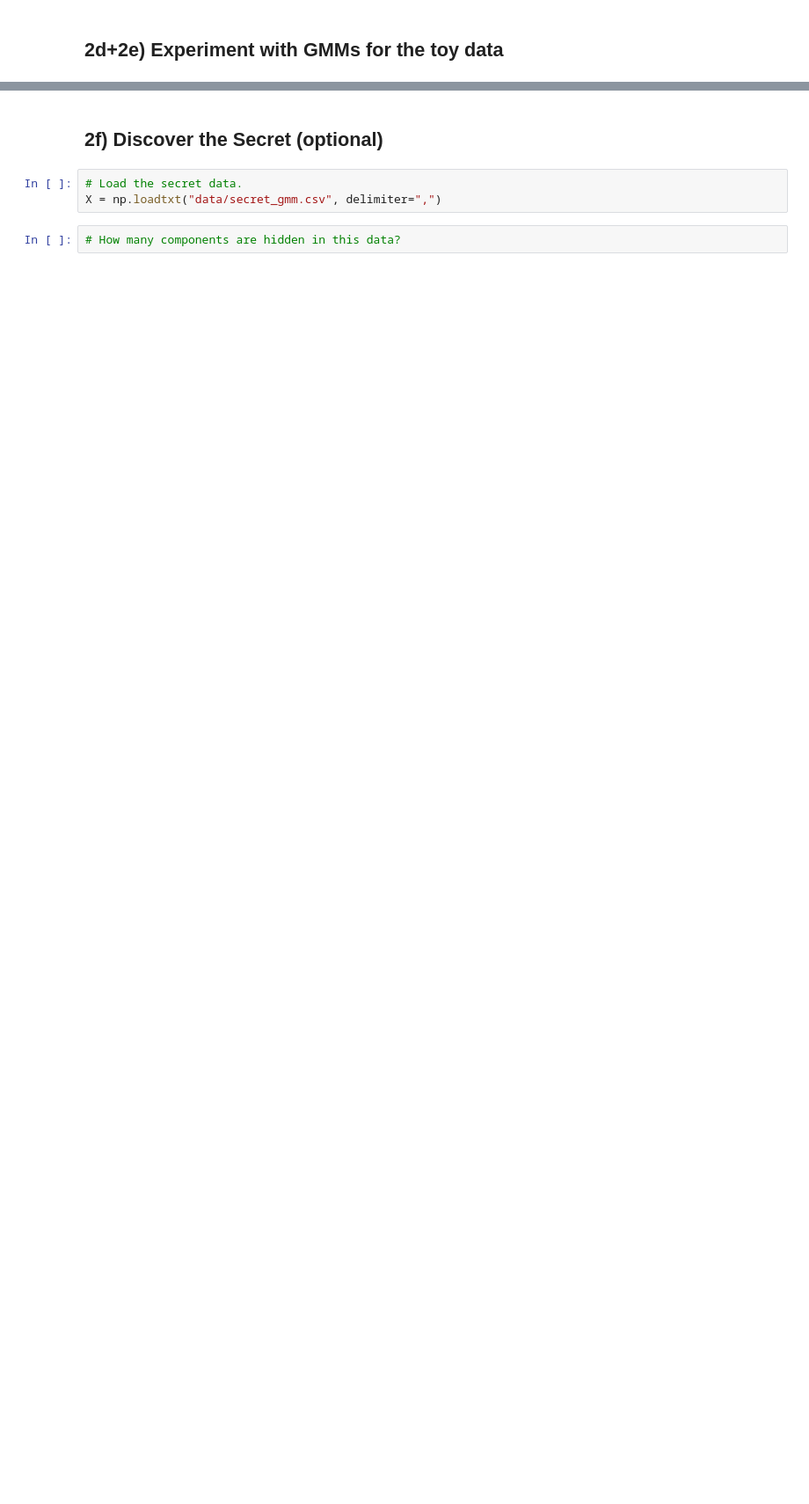
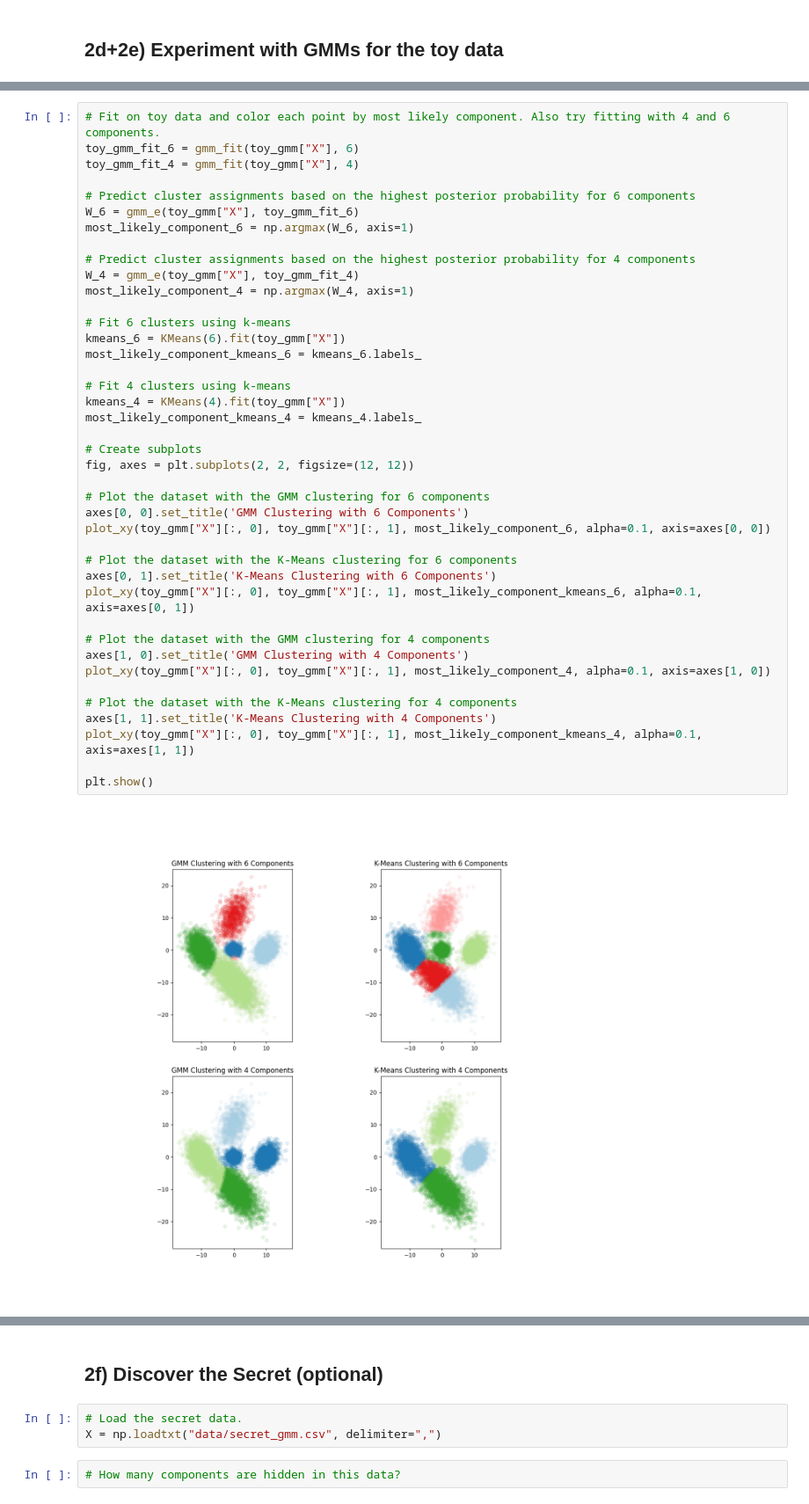
Before and after one commit to eelisee/IE-675b-Machine-Learning, a Jupyter notebook: a04-lvm/a04-lvm.ipynb, the cells around one changed output, grey strips where cells are left out. Shown at 88% size. Cells and saved outputs as stored; diff of their text form; blank space fills up the shorter version.

```diff
--- a/a04-lvm/a04-lvm.ipynb
+++ b/a04-lvm/a04-lvm.ipynb
@@ -754,0 +801,43 @@ plt.show()
+# %%
+# Fit on toy data and color each point by most likely component. Also try fitting with 4 and 6 components.
+toy_gmm_fit_6 = gmm_fit(toy_gmm["X"], 6)
+toy_gmm_fit_4 = gmm_fit(toy_gmm["X"], 4)
+
+# Predict cluster assignments based on the highest posterior probability for 6 components
+W_6 = gmm_e(toy_gmm["X"], toy_gmm_fit_6)
+most_likely_component_6 = np.argmax(W_6, axis=1)
+
+# Predict cluster assignments based on the highest posterior probability for 4 components
+W_4 = gmm_e(toy_gmm["X"], toy_gmm_fit_4)
+most_likely_component_4 = np.argmax(W_4, axis=1)
+
+# Fit 6 clusters using k-means
+kmeans_6 = KMeans(6).fit(toy_gmm["X"])
+most_likely_component_kmeans_6 = kmeans_6.labels_
+
+# Fit 4 clusters using k-means
+kmeans_4 = KMeans(4).fit(toy_gmm["X"])
+most_likely_component_kmeans_4 = kmeans_4.labels_
+
+# Create subplots
+fig, axes = plt.subplots(2, 2, figsize=(12, 12))
+
+# Plot the dataset with the GMM clustering for 6 components
+axes[0, 0].set_title('GMM Clustering with 6 Components')
+plot_xy(toy_gmm["X"][:, 0], toy_gmm["X"][:, 1], most_likely_component_6, alpha=0.1, axis=axes[0, 0])
+
+# Plot the dataset with the K-Means clustering for 6 components
+axes[0, 1].set_title('K-Means Clustering with 6 Components')
+plot_xy(toy_gmm["X"][:, 0], toy_gmm["X"][:, 1], most_likely_component_kmeans_6, alpha=0.1, axis=axes[0, 1])
+
+# Plot the dataset with the GMM clustering for 4 components
+axes[1, 0].set_title('GMM Clustering with 4 Components')
+plot_xy(toy_gmm["X"][:, 0], toy_gmm["X"][:, 1], most_likely_component_4, alpha=0.1, axis=axes[1, 0])
+
+# Plot the dataset with the K-Means clustering for 4 components
+axes[1, 1].set_title('K-Means Clustering with 4 Components')
+plot_xy(toy_gmm["X"][:, 0], toy_gmm["X"][:, 1], most_likely_component_kmeans_4, alpha=0.1, axis=axes[1, 1])
+
+plt.show()
+# %% [output]
+[figure, added]
```
Also changed, not shown: parts of 5 cells of this notebook.
